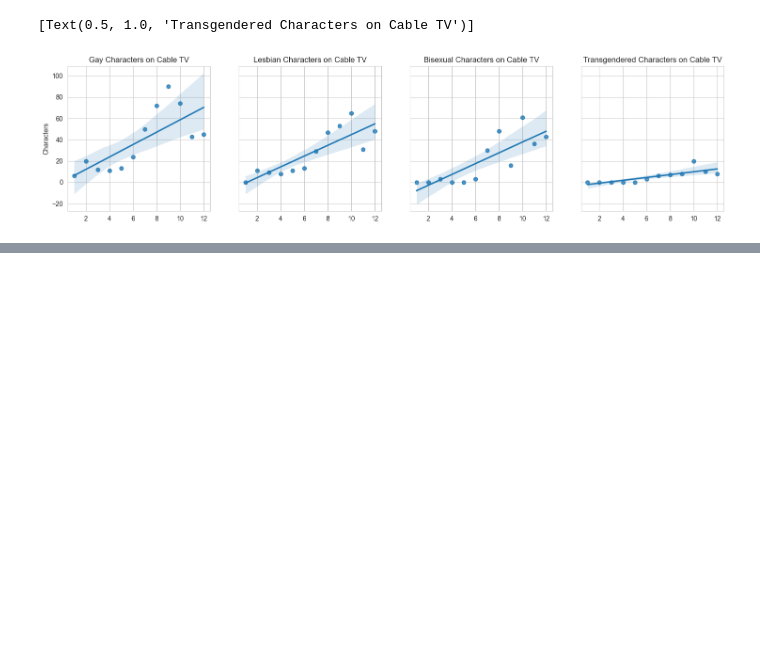
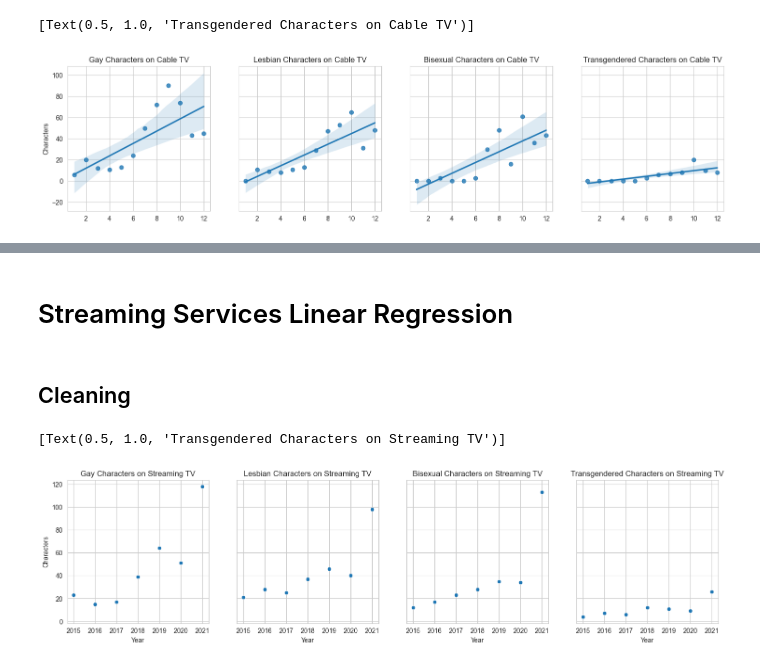
Before and after one commit to aiko-isnt-ded/lgbtqia-rep, a Jupyter notebook: notebooks/glaad_model.ipynb, the cells around one changed output, grey strips where cells are left out. Saved outputs shown, nothing was run; the diff lists cells and outputs as text; code cells hidden in the pictures; blank space fills up the shorter version.

```diff
--- a/notebooks/glaad_model.ipynb
+++ b/notebooks/glaad_model.ipynb
@@ -117,0 +188,23 @@ NameError: name 'model1' is not defined
+# %% [markdown]
+# Streaming Services Linear Regression
+# %% [markdown]
+## Cleaning
+# %%
+# Cleaning and transforming the data
+streaming = df_streaming.T
+new_header = streaming.iloc[0] #grab the first row for the header
+streaming = streaming[1:] #take the data less the header row
+streaming.columns = new_header #set the header row as the df header
+streaming = streaming.reset_index()
+streaming = streaming.rename(columns={'index':'Year'})
+# %%
+# Plotting the data
+sns.set_style("whitegrid")
+fig, axes = plt.subplots(ncols=4,nrows=1, figsize=(18,4), sharey=True)
+sns.scatterplot(x=streaming["Year"], y=streaming["Gay"], ax=axes[0]).set(title='Gay Characters on Streaming TV', ylabel='Characters')
+sns.scatterplot(x=streaming["Year"], y=streaming["Lesbian "], ax=axes[1]).set(title='Lesbian Characters on Streaming TV')
+sns.scatterplot(x=streaming["Year"], y=streaming["Bisexual"], ax=axes[2]).set(title='Bisexual Characters on Streaming TV')
+sns.scatterplot(x=streaming["Year"], y=streaming["Transgendered"], ax=axes[3]).set(title='Transgendered Characters on Streaming TV')
+# %% [output]
+[Text(0.5, 1.0, 'Transgendered Characters on Streaming TV')]
+[figure, added]
```
Also changed, not shown: parts of 47 cells of this notebook, 1 other file.
